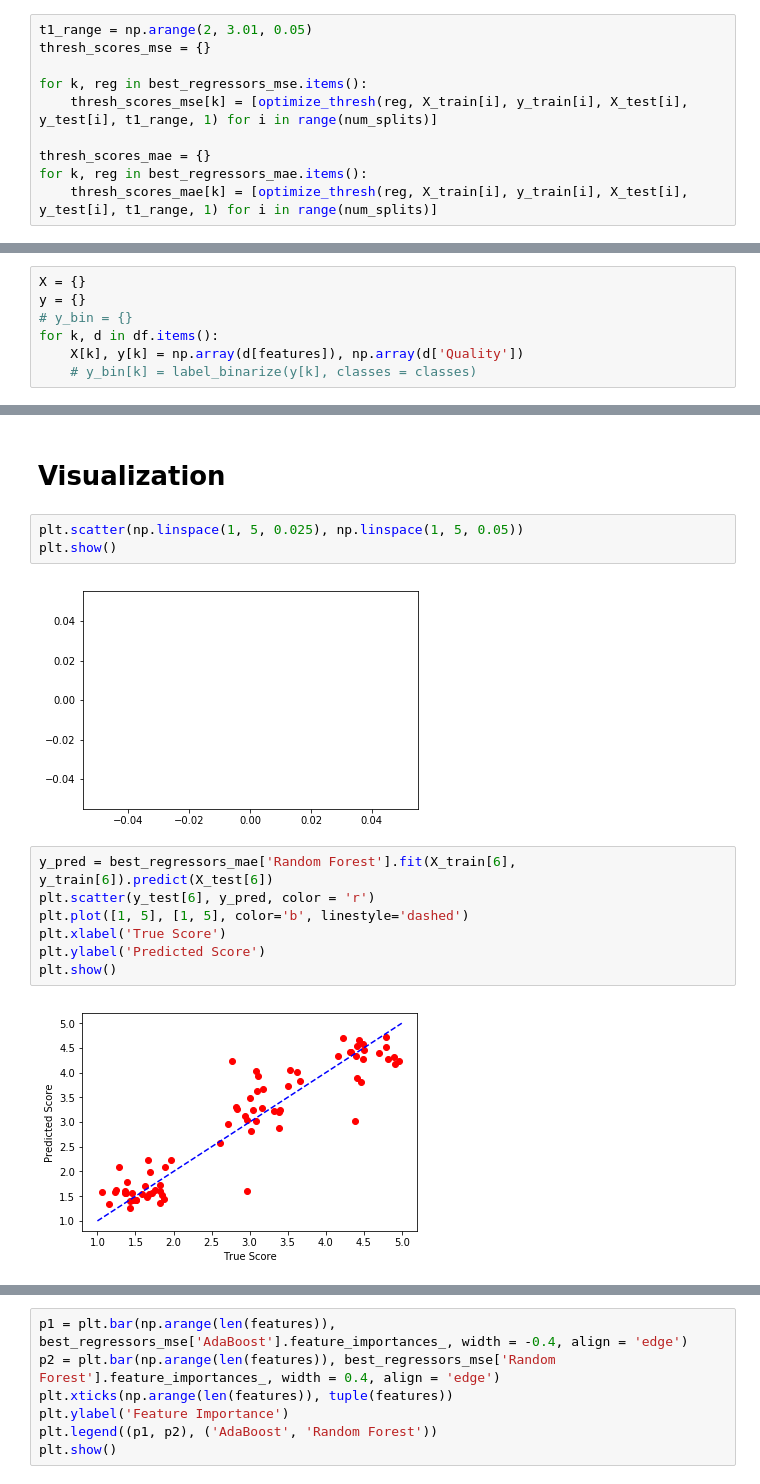
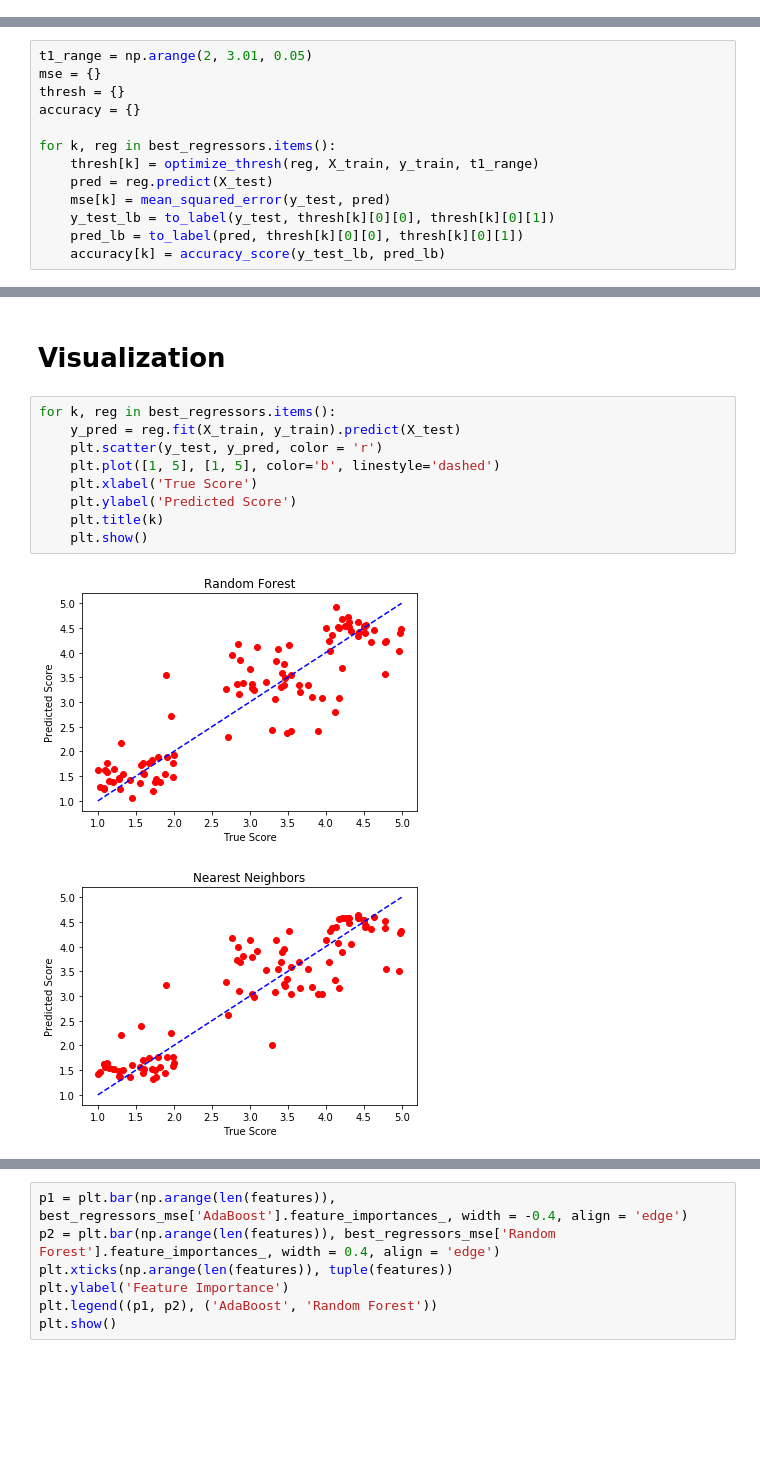
Before and after one commit to ysqyang/Machine-learning-video-quality-assessment, a Jupyter notebook: Scripts/CSE523_Regression.ipynb, the cells around one changed output, grey strips where cells are left out. Saved outputs shown, nothing was run; the diff lists cells and outputs as text; blank space fills up the shorter version.

```diff
--- a/Scripts/CSE523_Regression.ipynb
+++ b/Scripts/CSE523_Regression.ipynb
@@ -194,10 +87,0 @@ def optimize_thresh(regressor, X_train, y_train, X_test, y_test, t1_range, top_n
-# %%
-t1_range = np.arange(2, 3.01, 0.05)
-thresh_scores_mse = {}
-
-for k, reg in best_regressors_mse.items():
-    thresh_scores_mse[k] = [optimize_thresh(reg, X_train[i], y_train[i], X_test[i], y_test[i], t1_range, 1) for i in range(num_splits)]
-
-thresh_scores_mae = {}
-for k, reg in best_regressors_mae.items():
-    thresh_scores_mae[k] = [optimize_thresh(reg, X_train[i], y_train[i], X_test[i], y_test[i], t1_range, 1) for i in range(num_splits)]
@@ -288,7 +87,0 @@ for d in df.values():
-# %%
-X = {}
-y = {}
-# y_bin = {}
-for k, d in df.items():
-    X[k], y[k] = np.array(d[features]), np.array(d['Quality'])
-    # y_bin[k] = label_binarize(y[k], classes = classes)
@@ -446,0 +111,13 @@ f1_score on px: [0.8   0.444 0.903]
+# %%
+t1_range = np.arange(2, 3.01, 0.05)
+mse = {}
+thresh = {}
+accuracy = {}
+
+for k, reg in best_regressors.items():
+    thresh[k] = optimize_thresh(reg, X_train, y_train, t1_range)
+    pred = reg.predict(X_test)
+    mse[k] = mean_squared_error(y_test, pred)
+    y_test_lb = to_label(y_test, thresh[k][0][0], thresh[k][0][1])
+    pred_lb = to_label(pred, thresh[k][0][0], thresh[k][0][1])
+    accuracy[k] = accuracy_score(y_test_lb, pred_lb)
@@ -447,16 +132,14 @@ f1_score on px: [0.8   0.444 0.903]
 # %% [markdown]
 # Visualization
-# %%
-plt.scatter(np.linspace(1, 5, 0.025), np.linspace(1, 5, 0.05))
-plt.show()
-# %% [output]
-[figure, removed]
 # %%
-y_pred = best_regressors_mae['Random Forest'].fit(X_train[6], y_train[6]).predict(X_test[6])
-plt.scatter(y_test[6], y_pred, color = 'r')
-plt.plot([1, 5], [1, 5], color='b', linestyle='dashed')
-plt.xlabel('True Score')
-plt.ylabel('Predicted Score')
-plt.show()
+for k, reg in best_regressors.items():
+    y_pred = reg.fit(X_train, y_train).predict(X_test)
+    plt.scatter(y_test, y_pred, color = 'r')
+    plt.plot([1, 5], [1, 5], color='b', linestyle='dashed')
+    plt.xlabel('True Score')
+    plt.ylabel('Predicted Score')
+    plt.title(k)
+    plt.show()
 # %% [output]
-[figure, old version]
+[figure, new version]
+[figure, added]
```
Also changed, not shown: parts of 36 cells of this notebook, 1 other file.
